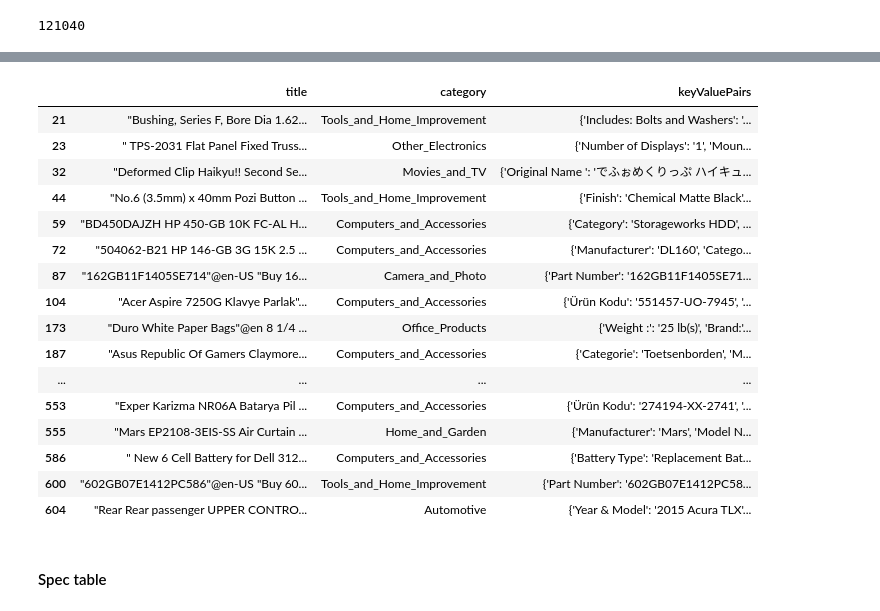
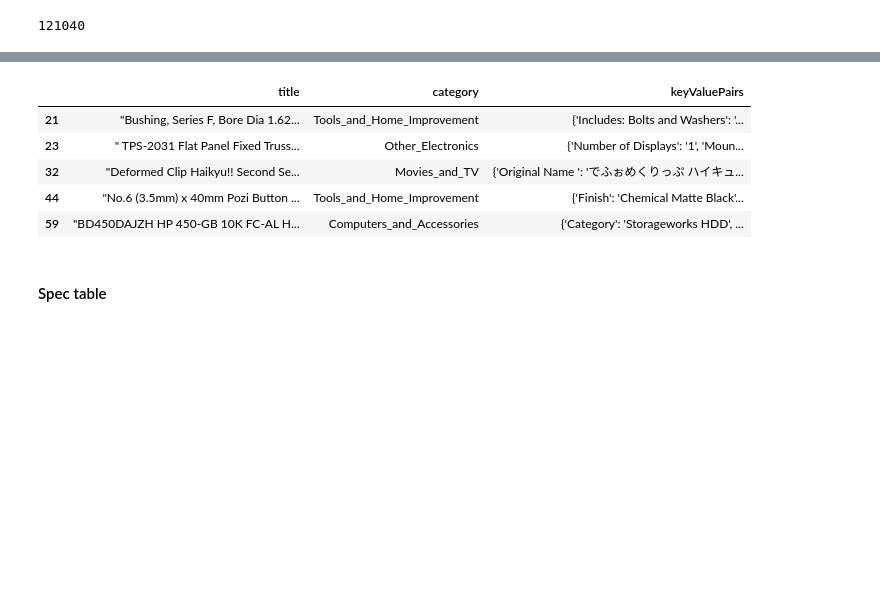
Before and after one commit to jakubriegel/ISWC-Product-Matching, a Jupyter notebook: zti_project.ipynb, the cells around one changed output, grey strips where cells are left out. Saved outputs shown, nothing was run; the diff lists cells and outputs as text; code cells hidden in the pictures; blank space fills up the shorter version.

```diff
--- a/zti_project.ipynb
+++ b/zti_project.ipynb
@@ -173,23 +154,12 @@ corpus[corpus['brand'] == "\"*\""].head(40)
 # %%
-corpus[corpus['keyValuePairs'].notnull()][['title', 'category','keyValuePairs']].head(40)
+corpus[corpus['keyValuePairs'].notnull()][['title', 'category', 'keyValuePairs']].head()
 # %% [output]
 |  | title | category | keyValuePairs |
 | 21 | "Bushing, Series F, Bore Dia 1.62... | Tools_and_Home_Improvement | {'Includes: Bolts and Washers': '... |
 | 23 | " TPS-2031 Flat Panel Fixed Truss... | Other_Electronics | {'Number of Displays': '1', 'Moun... |
 | 32 | "Deformed Clip Haikyu!! Second Se... | Movies_and_TV | {'Original Name ': 'でふぉめくりっぷ ハイキュ... |
 | 44 | "No.6 (3.5mm) x 40mm Pozi Button ... | Tools_and_Home_Improvement | {'Finish': 'Chemical Matte Black'... |
 | 59 | "BD450DAJZH HP 450-GB 10K FC-AL H... | Computers_and_Accessories | {'Category': 'Storageworks HDD', ... |
-| 72 | "504062-B21 HP 146-GB 3G 15K 2.5 ... | Computers_and_Accessories | {'Manufacturer': 'DL160', 'Catego... |
-| 87 | "162GB11F1405SE714"@en-US "Buy 16... | Camera_and_Photo | {'Part Number': '162GB11F1405SE71... |
-| 104 | "Acer Aspire 7250G Klavye Parlak"... | Computers_and_Accessories | {'Ürün Kodu': '551457-UO-7945', '... |
-| 173 | "Duro White Paper Bags"@en 8 1/4 ... | Office_Products | {'Weight :': '25 lb(s)', 'Brand:'... |
-| 187 | "Asus Republic Of Gamers Claymore... | Computers_and_Accessories | {'Categorie': 'Toetsenborden', 'M... |
-| ... | ... | ... | ... |
-| 553 | "Exper Karizma NR06A Batarya Pil ... | Computers_and_Accessories | {'Ürün Kodu': '274194-XX-2741', '... |
-| 555 | "Mars EP2108-3EIS-SS Air Curtain ... | Home_and_Garden | {'Manufacturer': 'Mars', 'Model N... |
-| 586 | " New 6 Cell Battery for Dell 312... | Computers_and_Accessories | {'Battery Type': 'Replacement Bat... |
-| 600 | "602GB07E1412PC586"@en-US "Buy 60... | Tools_and_Home_Improvement | {'Part Number': '602GB07E1412PC58... |
-| 604 | "Rear Rear passenger UPPER CONTRO... | Automotive | {'Year & Model': '2015 Acura TLX'... |
 # %% [markdown]
 #### Spec table
 # %% [markdown]
```
Also changed, not shown: parts of 29 cells of this notebook.
